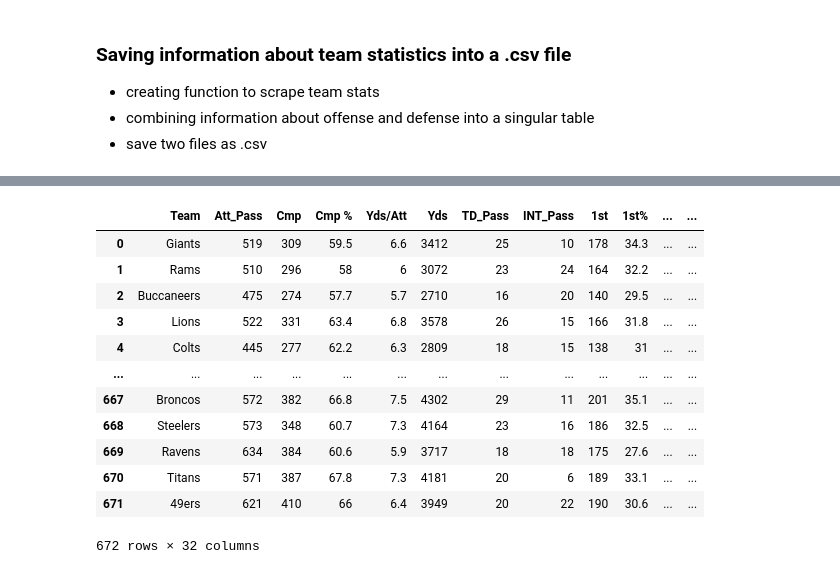
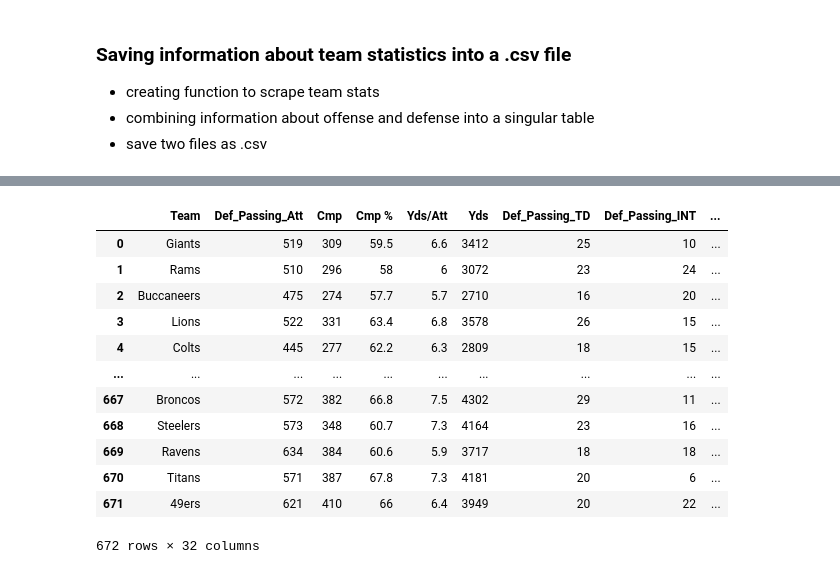
Before and after one commit to rajc90/NFL_TEAM_DATA, a Jupyter notebook: NFL_Data_Scraper.ipynb, the cells around one changed output, grey strips where cells are left out. Saved outputs shown, nothing was run; the diff lists cells and outputs as text; code cells hidden in the pictures.

```diff
--- a/NFL_Data_Scraper.ipynb
+++ b/NFL_Data_Scraper.ipynb
@@ -111,24 +164,26 @@ for key in defense_data_dict.keys():
 new_columns = {}
 for column in defense_stats.columns:
     if column.endswith('_x'):
-        new_columns[column] = column.replace('_x', '_Pass')
+        new_columns[column] = f"Def_Passing_{column.replace('_x', '')}"
     elif column.endswith('_y') and column != 'INT_y':
-        new_columns[column] = column.replace('_y', '_Rush')
+        new_columns[column] = f"Def_{column.replace('_y', '')}"
 defense_stats.rename(columns = new_columns, inplace=True)
-# %% [output]
-|  | Team | Att_Pass | Cmp | Cmp % | Yds/Att | Yds | TD_Pass | INT_Pass | 1st | 1st% | ... | ... |
-| 0 | Giants | 519 | 309 | 59.5 | 6.6 | 3412 | 25 | 10 | 178 | 34.3 | ... | ... |
-| 1 | Rams | 510 | 296 | 58 | 6 | 3072 | 23 | 24 | 164 | 32.2 | ... | ... |
-| 2 | Buccaneers | 475 | 274 | 57.7 | 5.7 | 2710 | 16 | 20 | 140 | 29.5 | ... | ... |
-| 3 | Lions | 522 | 331 | 63.4 | 6.8 | 3578 | 26 | 15 | 166 | 31.8 | ... | ... |
-| 4 | Colts | 445 | 277 | 62.2 | 6.3 | 2809 | 18 | 15 | 138 | 31 | ... | ... |
-| ... | ... | ... | ... | ... | ... | ... | ... | ... | ... | ... | ... | ... |
-| 667 | Broncos | 572 | 382 | 66.8 | 7.5 | 4302 | 29 | 11 | 201 | 35.1 | ... | ... |
-| 668 | Steelers | 573 | 348 | 60.7 | 7.3 | 4164 | 23 | 16 | 186 | 32.5 | ... | ... |
-| 669 | Ravens | 634 | 384 | 60.6 | 5.9 | 3717 | 18 | 18 | 175 | 27.6 | ... | ... |
-| 670 | Titans | 571 | 387 | 67.8 | 7.3 | 4181 | 20 | 6 | 189 | 33.1 | ... | ... |
-| 671 | 49ers | 621 | 410 | 66 | 6.4 | 3949 | 20 | 22 | 190 | 30.6 | ... | ... |
-672 rows × 32 columns
+# %%
+defense_stats
+# %% [output]
+|  | Team | Def_Passing_Att | Cmp | Cmp % | Yds/Att | Yds | Def_Passing_TD | Def_Passing_INT | ... |
+| 0 | Giants | 519 | 309 | 59.5 | 6.6 | 3412 | 25 | 10 | ... |
+| 1 | Rams | 510 | 296 | 58 | 6 | 3072 | 23 | 24 | ... |
+| 2 | Buccaneers | 475 | 274 | 57.7 | 5.7 | 2710 | 16 | 20 | ... |
+| 3 | Lions | 522 | 331 | 63.4 | 6.8 | 3578 | 26 | 15 | ... |
+| 4 | Colts | 445 | 277 | 62.2 | 6.3 | 2809 | 18 | 15 | ... |
+| ... | ... | ... | ... | ... | ... | ... | ... | ... | ... |
+| 667 | Broncos | 572 | 382 | 66.8 | 7.5 | 4302 | 29 | 11 | ... |
+| 668 | Steelers | 573 | 348 | 60.7 | 7.3 | 4164 | 23 | 16 | ... |
+| 669 | Ravens | 634 | 384 | 60.6 | 5.9 | 3717 | 18 | 18 | ... |
+| 670 | Titans | 571 | 387 | 67.8 | 7.3 | 4181 | 20 | 6 | ... |
+| 671 | 49ers | 621 | 410 | 66 | 6.4 | 3949 | 20 | 22 | ... |
+672 rows × 32 columns
 # %%
 offense_data_dict = {'Passing': [], 'Rushing': []}
 offense_data_dict = collect_team_stats(offense_data_dict)
```
Also changed, not shown: parts of 5 cells of this notebook, 2 other files.
